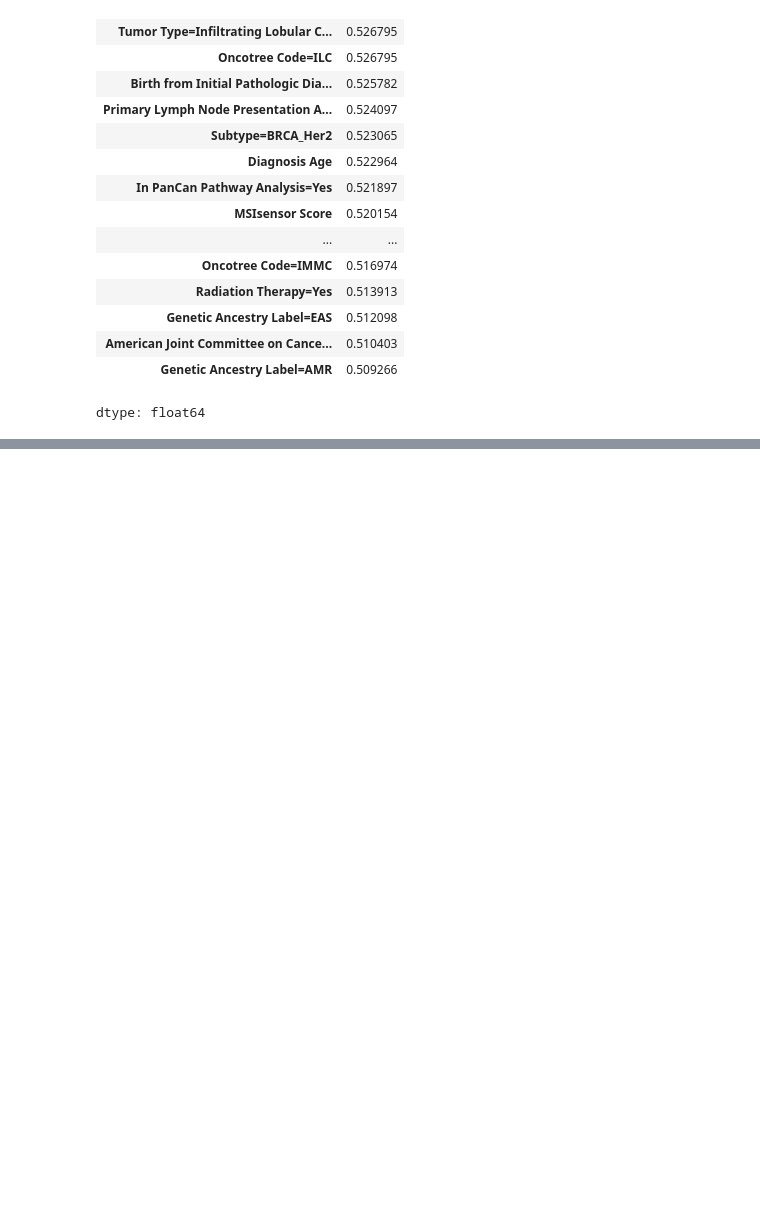
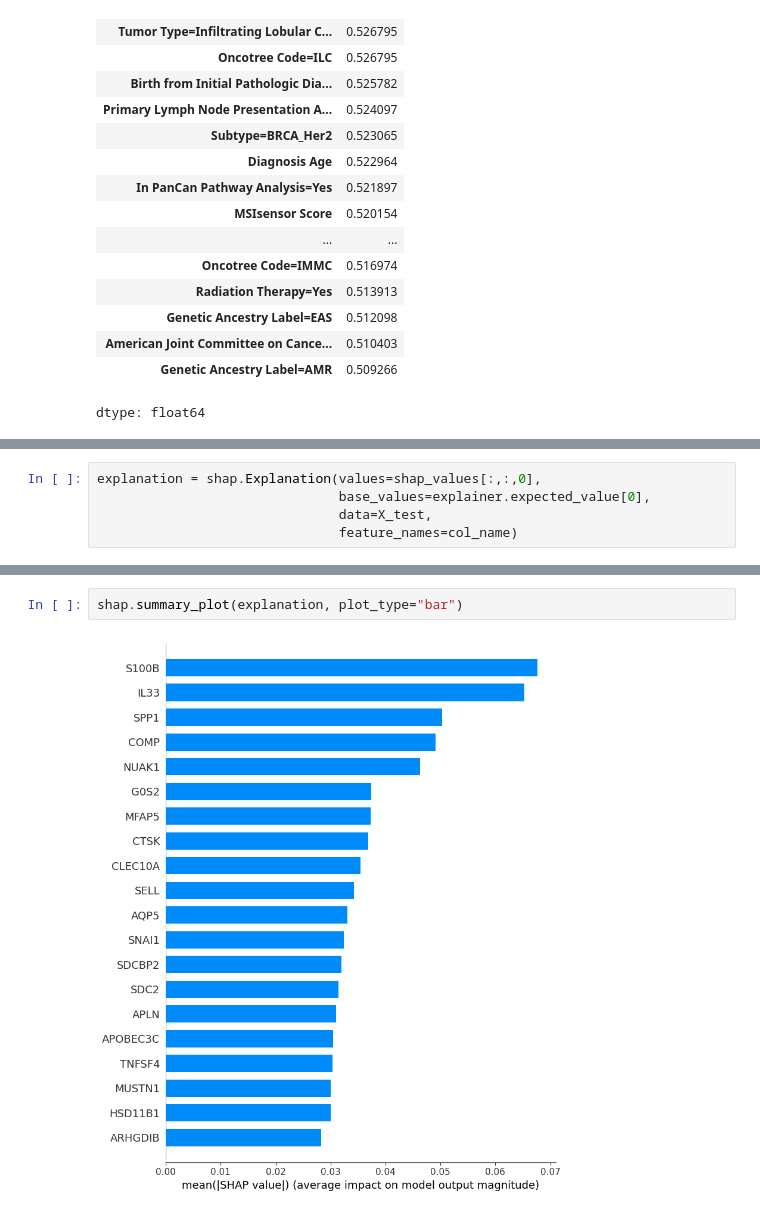
Before and after one commit to CNsquared/breast-cancer-team-1, a Jupyter notebook: project-4/notebooks/personal/ari/Project4.ipynb, the cells around one changed output, grey strips where cells are left out. Saved outputs shown, nothing was run; the diff lists cells and outputs as text; blank space fills up the shorter version.

```diff
--- a/project-4/notebooks/personal/ari/Project4.ipynb
+++ b/project-4/notebooks/personal/ari/Project4.ipynb
@@ -658,0 +708,5 @@ dtype: float64
+# %%
+explanation = shap.Explanation(values=shap_values[:,:,0],
+                               base_values=explainer.expected_value[0],
+                               data=X_test,
+                               feature_names=col_name)
@@ -658,0 +717,4 @@ dtype: float64
+# %%
+shap.summary_plot(explanation, plot_type="bar")
+# %% [output]
+[figure, added]
```
Also changed, not shown: parts of 15 cells of this notebook.
